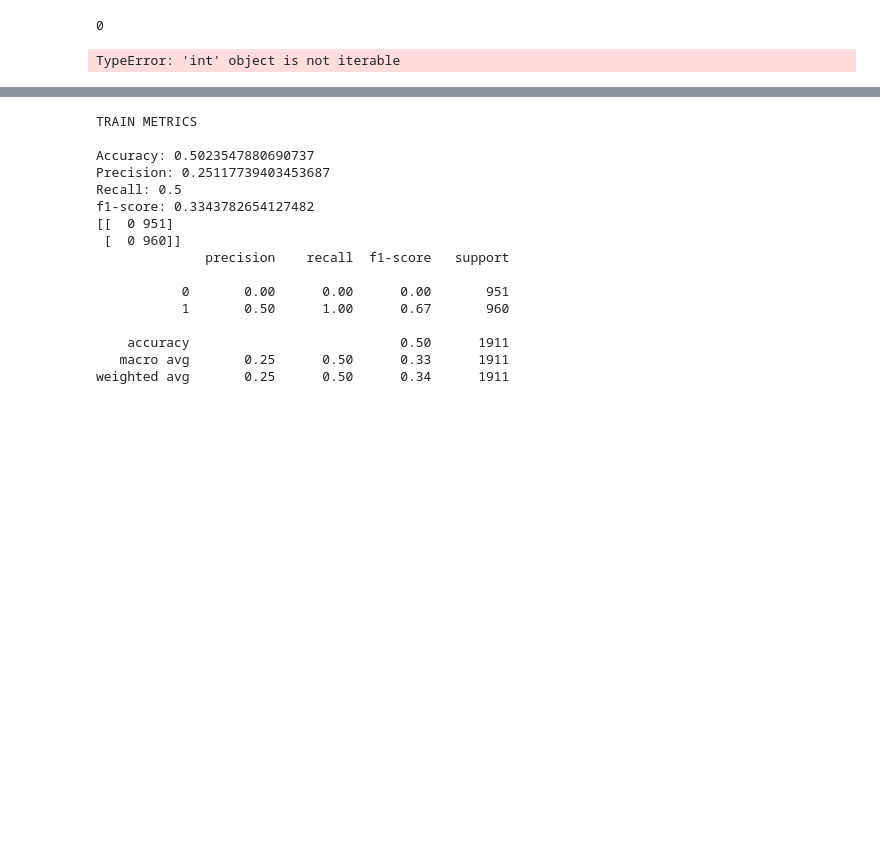
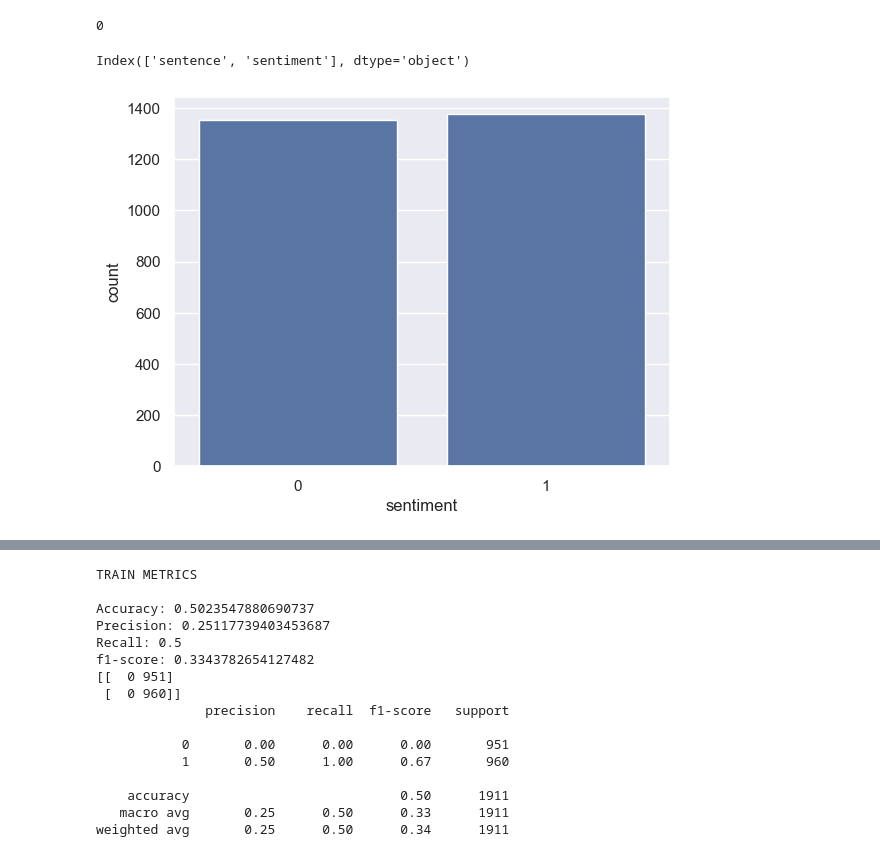
Before and after one commit to trp216/sentAIment-analysis, a Jupyter notebook: src/sentAIment.ipynb, the cells around one changed output, grey strips where cells are left out. Saved outputs shown, nothing was run; the diff lists cells and outputs as text; code cells hidden in the pictures; blank space fills up the shorter version.

```diff
--- a/src/sentAIment.ipynb
+++ b/src/sentAIment.ipynb
@@ -114,11 +123,18 @@ data = data.drop_duplicates()
 data.duplicated().sum()
 # %% [output]
 0
-# %%
-sns.countplot(x=1, data=data),
-plt.title("positive vs negative reviews")
-# %% [output]
-TypeError: 'int' object is not iterable
+# %%
+data.columns
+# %% [output]
+Index(['sentence', 'sentiment'], dtype='object')
+# %%
+# grafico de barras para la columna quality
+import matplotlib.pyplot as plt
+import seaborn as sns
+sns.set_theme(style="darkgrid")
+ax = sns.countplot(x="sentiment", data=data)
+# %% [output]
+[figure, added]
 # %%
 # Cree una función para preprocesar el texto
 def preprocess_text(text):
```
Also changed, not shown: parts of 18 cells of this notebook.
